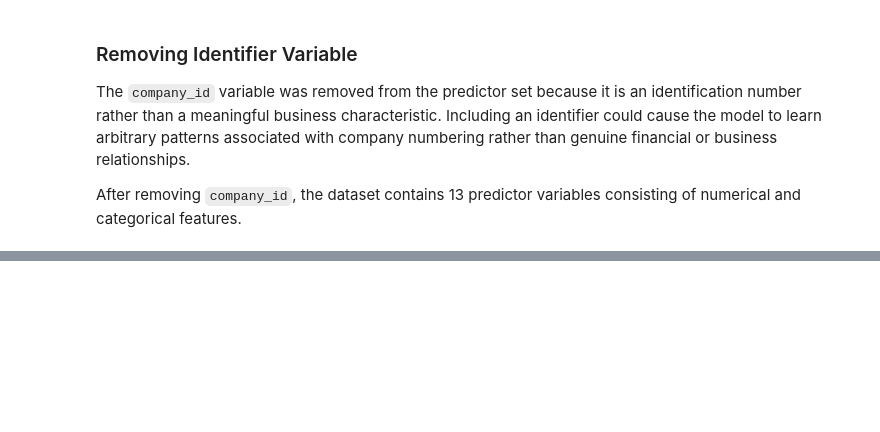
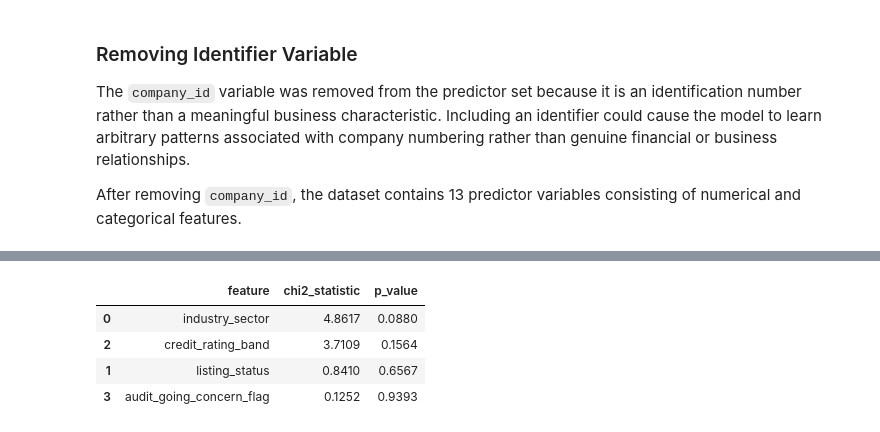
Before and after one commit to GraceChelangat/BI-ClassificationC1, a Jupyter notebook: notebooks/classification_corporate_financial_distress.ipynb, the cells around one changed output, grey strips where cells are left out. Saved outputs shown, nothing was run; the diff lists cells and outputs as text; code cells hidden in the pictures; blank space fills up the shorter version.

```diff
--- a/notebooks/classification_corporate_financial_distress.ipynb
+++ b/notebooks/classification_corporate_financial_distress.ipynb
@@ -591,0 +686,28 @@ After removing `company_id`, the dataset contains 13 predictor variables consist
+# %%
+# Chi - square test for categorical feature selection
+from sklearn.feature_selection import chi2
+from sklearn.preprocessing import LabelEncoder
+
+# audit_going_concern_flag is 71.57% missing — the EDA showed this is
+# STRUCTURAL (only recorded for Public companies), not random. We fill the
+# gap with an explicit "Not Recorded" category rather than most-frequent,
+# so this test can still detect the missingness pattern itself.
+categorical_train = X_train[categorical_features].copy()
+categorical_train["audit_going_concern_flag"] = categorical_train["audit_going_concern_flag"].fillna("Not Recorded")
+
+categorical_train_encoded = categorical_train.apply(lambda col: LabelEncoder().fit_transform(col.astype(str)))
+
+chi2_stats, chi2_p = chi2(categorical_train_encoded, y_train)
+categorical_selection = pd.DataFrame({
+    "feature": categorical_features,
+    "chi2_statistic": chi2_stats,
+    "p_value": chi2_p
+}).sort_values("chi2_statistic", ascending=False)
+
+categorical_selection.round(4)
+# %% [output]
+|  | feature | chi2_statistic | p_value |
+| 0 | industry_sector | 4.8617 | 0.0880 |
+| 2 | credit_rating_band | 3.7109 | 0.1564 |
+| 1 | listing_status | 0.8410 | 0.6567 |
+| 3 | audit_going_concern_flag | 0.1252 | 0.9393 |
```
Also changed, not shown: parts of 11 cells of this notebook.
